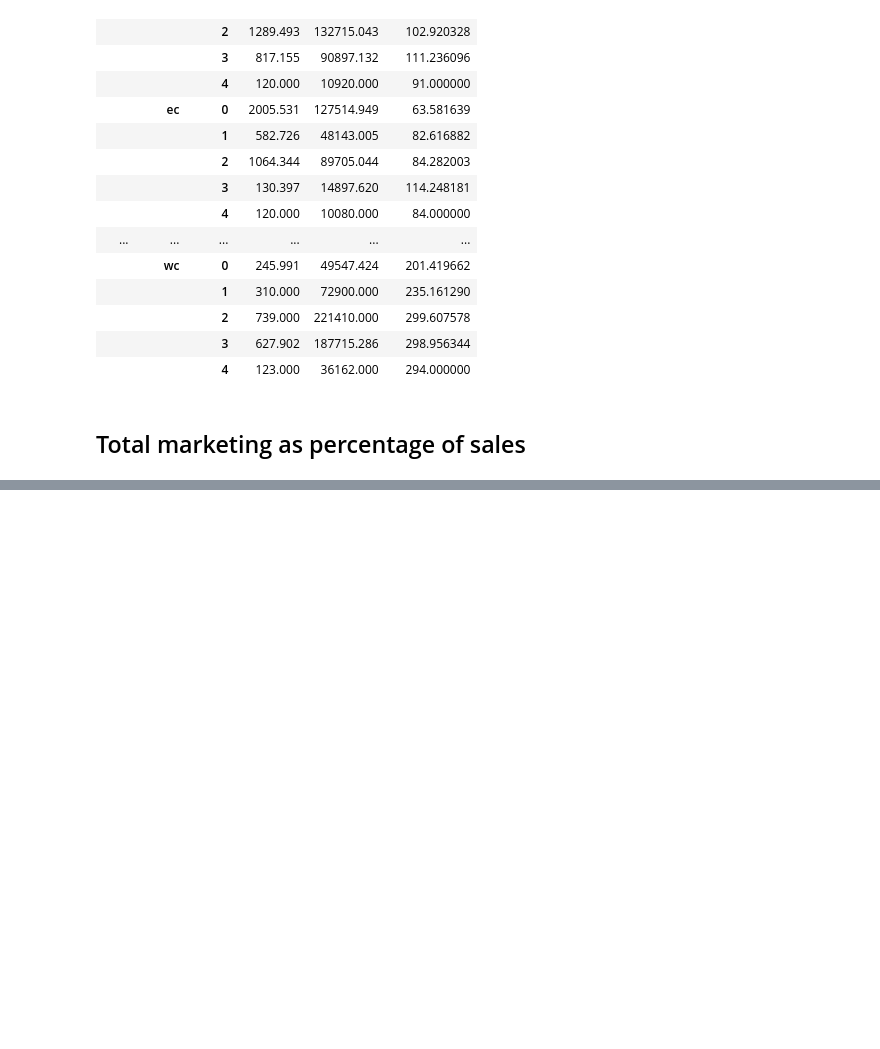
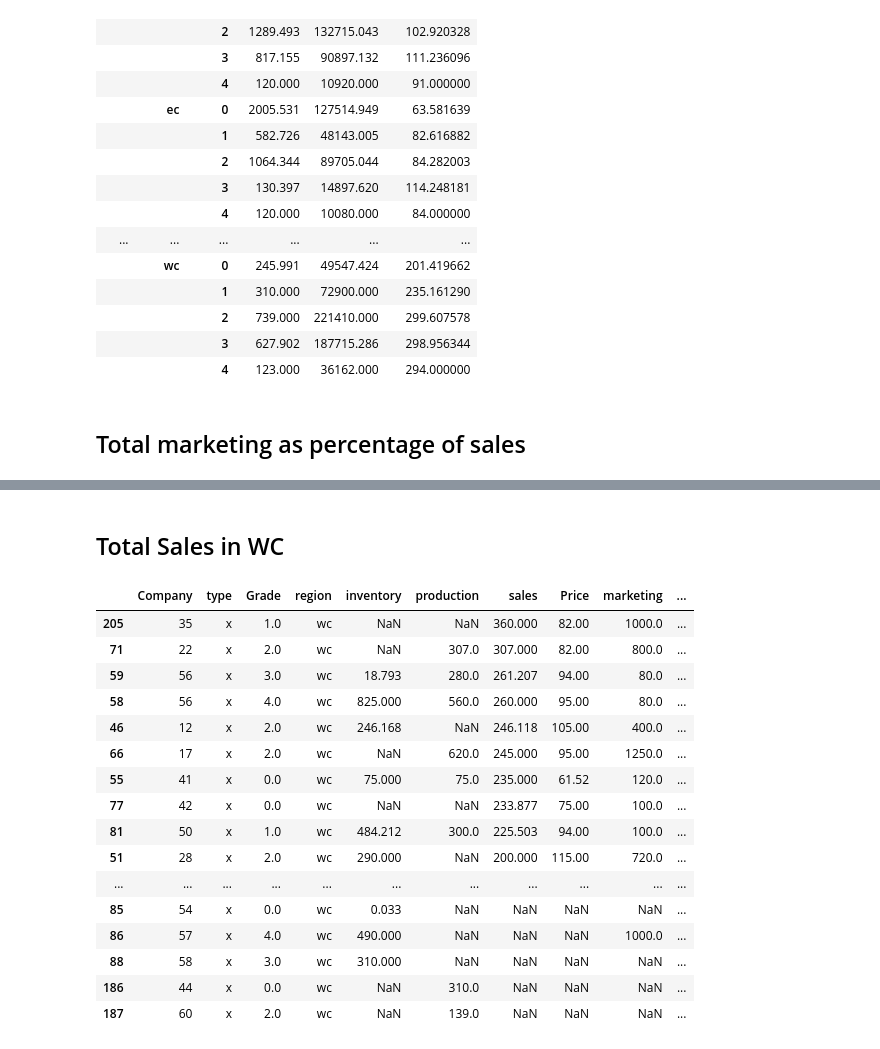
Before and after one commit to jacklau04/intopia2019, a Jupyter notebook: Inventory.ipynb, the cells around one changed output, grey strips where cells are left out. Cells and saved outputs as stored; diff of their text form; code cells hidden in the pictures; blank space fills up the shorter version.

```diff
--- a/Inventory.ipynb
+++ b/Inventory.ipynb
@@ -96,0 +99,22 @@ df_total[]
+# %% [markdown]
+## Total Sales in WC
+# %%
+df_total[(df_total['region'] == 'wc') & (df_total['type'] == 'x')].sort_values(by='sales', ascending=False)
+# %% [output]
+|  | Company | type | Grade | region | inventory | production | sales | Price | marketing | ... |
+| 205 | 35 | x | 1.0 | wc | NaN | NaN | 360.000 | 82.00 | 1000.0 | ... |
+| 71 | 22 | x | 2.0 | wc | NaN | 307.0 | 307.000 | 82.00 | 800.0 | ... |
+| 59 | 56 | x | 3.0 | wc | 18.793 | 280.0 | 261.207 | 94.00 | 80.0 | ... |
+| 58 | 56 | x | 4.0 | wc | 825.000 | 560.0 | 260.000 | 95.00 | 80.0 | ... |
+| 46 | 12 | x | 2.0 | wc | 246.168 | NaN | 246.118 | 105.00 | 400.0 | ... |
+| 66 | 17 | x | 2.0 | wc | NaN | 620.0 | 245.000 | 95.00 | 1250.0 | ... |
+| 55 | 41 | x | 0.0 | wc | 75.000 | 75.0 | 235.000 | 61.52 | 120.0 | ... |
+| 77 | 42 | x | 0.0 | wc | NaN | NaN | 233.877 | 75.00 | 100.0 | ... |
+| 81 | 50 | x | 1.0 | wc | 484.212 | 300.0 | 225.503 | 94.00 | 100.0 | ... |
+| 51 | 28 | x | 2.0 | wc | 290.000 | NaN | 200.000 | 115.00 | 720.0 | ... |
+| ... | ... | ... | ... | ... | ... | ... | ... | ... | ... | ... |
+| 85 | 54 | x | 0.0 | wc | 0.033 | NaN | NaN | NaN | NaN | ... |
+| 86 | 57 | x | 4.0 | wc | 490.000 | NaN | NaN | NaN | 1000.0 | ... |
+| 88 | 58 | x | 3.0 | wc | 310.000 | NaN | NaN | NaN | NaN | ... |
+| 186 | 44 | x | 0.0 | wc | NaN | 310.0 | NaN | NaN | NaN | ... |
+| 187 | 60 | x | 2.0 | wc | NaN | 139.0 | NaN | NaN | NaN | ... |
```
Also changed, not shown: parts of 5 cells of this notebook, 1 other file.
